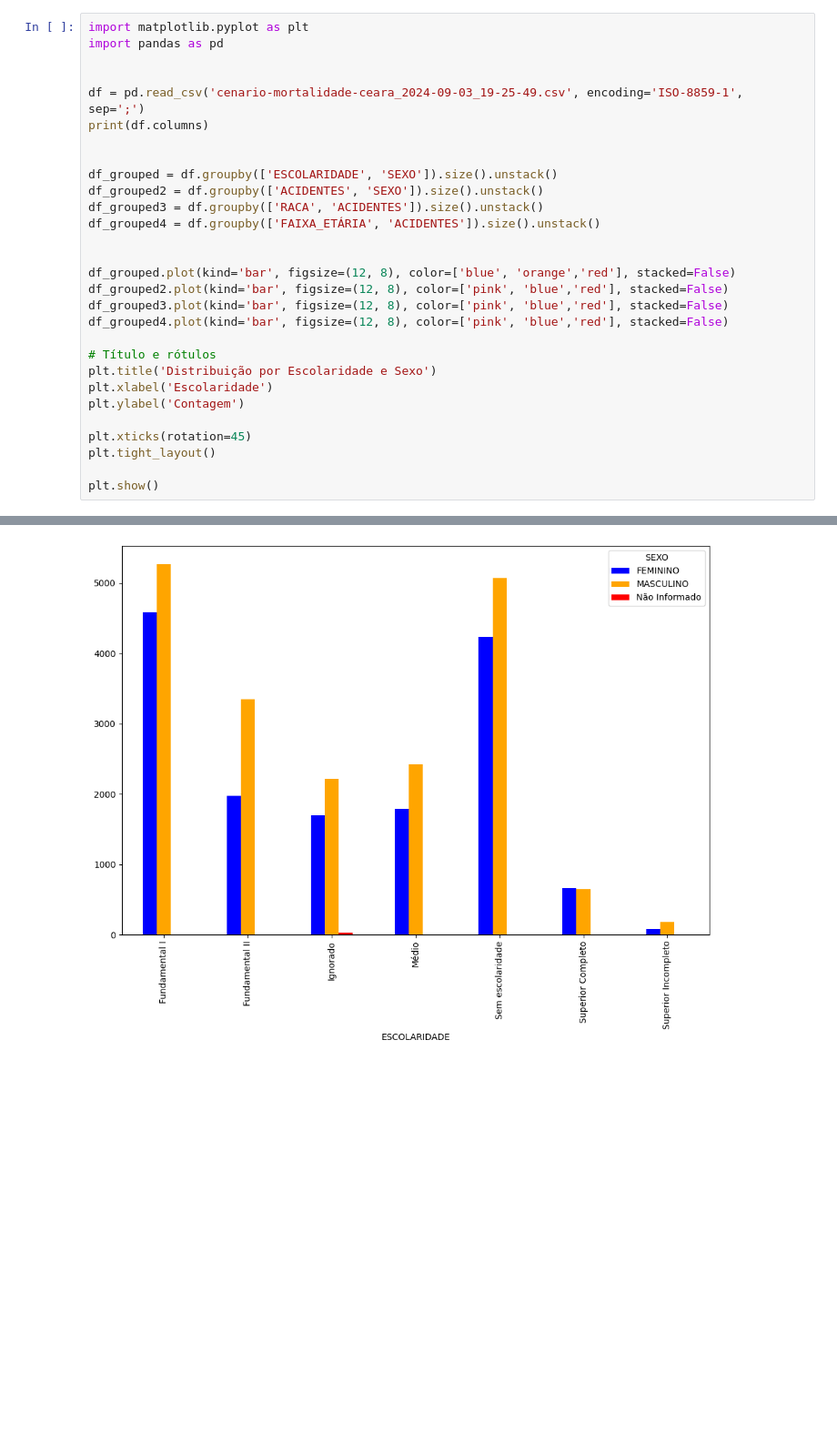
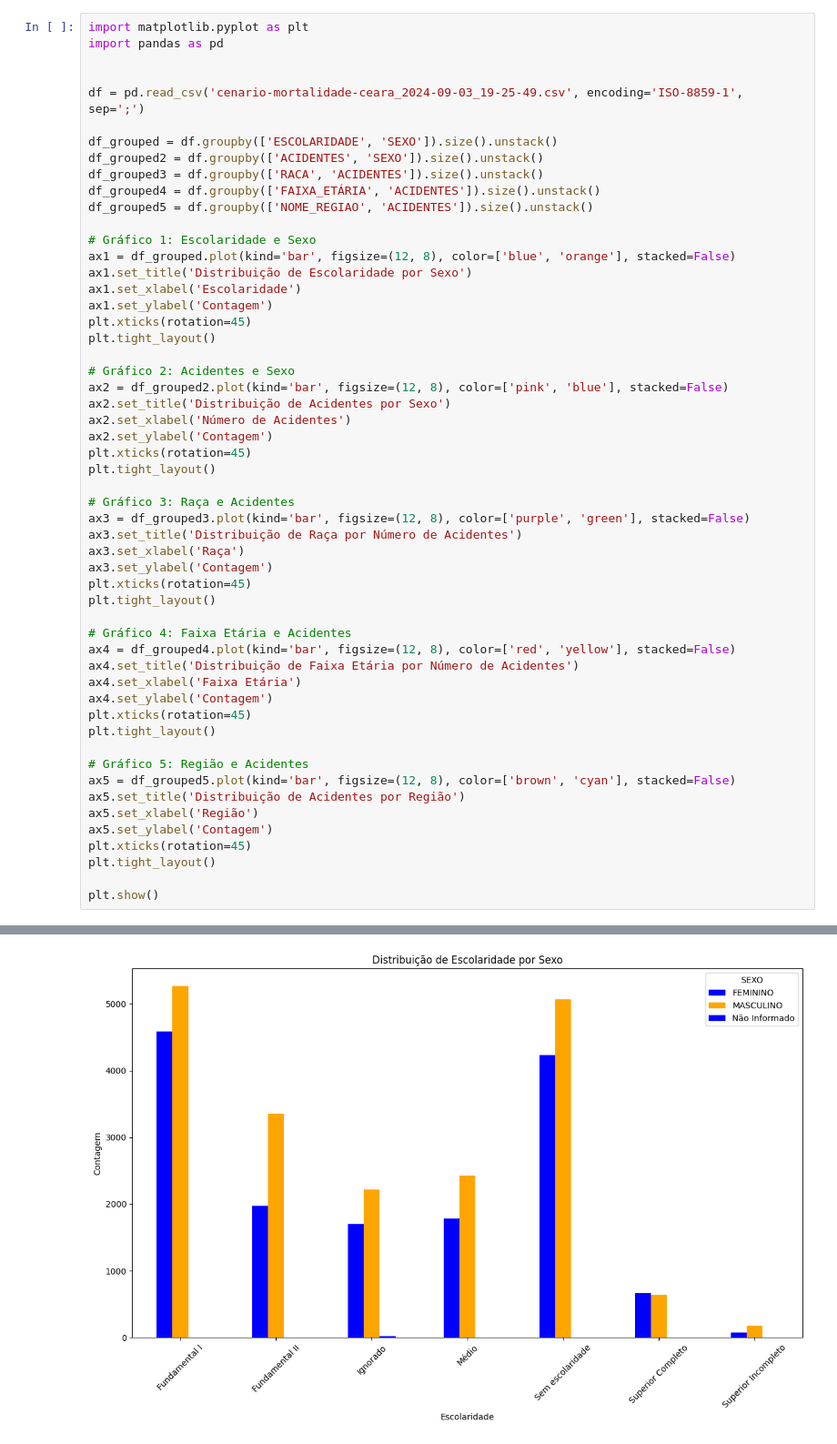
Before and after one commit to JvLira07/Dados, a Jupyter notebook: Dados-main/TrabalhoAV1.ipynb, the cells around one changed output, grey strips where cells are left out. Shown: that part at 91% size. Cells and saved outputs as stored; diff of their text form; blank space fills up the shorter version.

```diff
--- a/Dados-main/TrabalhoAV1.ipynb
+++ b/Dados-main/TrabalhoAV1.ipynb
@@ -4,25 +4,50 @@ import pandas as pd
 
 
 df = pd.read_csv('cenario-mortalidade-ceara_2024-09-03_19-25-49.csv', encoding='ISO-8859-1', sep=';')
-print(df.columns)
-
 
 df_grouped = df.groupby(['ESCOLARIDADE', 'SEXO']).size().unstack()
 df_grouped2 = df.groupby(['ACIDENTES', 'SEXO']).size().unstack()
 df_grouped3 = df.groupby(['RACA', 'ACIDENTES']).size().unstack()
 df_grouped4 = df.groupby(['FAIXA_ETÁRIA', 'ACIDENTES']).size().unstack()
+df_grouped5 = df.groupby(['NOME_REGIAO', 'ACIDENTES']).size().unstack()
 
+# Gráfico 1: Escolaridade e Sexo
+ax1 = df_grouped.plot(kind='bar', figsize=(12, 8), color=['blue', 'orange'], stacked=False)
+ax1.set_title('Distribuição de Escolaridade por Sexo')
+ax1.set_xlabel('Escolaridade')
+ax1.set_ylabel('Contagem')
+plt.xticks(rotation=45)
+plt.tight_layout()
 
-df_grouped.plot(kind='bar', figsize=(12, 8), color=['blue', 'orange','red'], stacked=False)
-df_grouped2.plot(kind='bar', figsize=(12, 8), color=['pink', 'blue','red'], stacked=False)
-df_grouped3.plot(kind='bar', figsize=(12, 8), color=['pink', 'blue','red'], stacked=False)
-df_grouped4.plot(kind='bar', figsize=(12, 8), color=['pink', 'blue','red'], stacked=False)
+# Gráfico 2: Acidentes e Sexo
+ax2 = df_grouped2.plot(kind='bar', figsize=(12, 8), color=['pink', 'blue'], stacked=False)
+ax2.set_title('Distribuição de Acidentes por Sexo')
+ax2.set_xlabel('Número de Acidentes')
+ax2.set_ylabel('Contagem')
+plt.xticks(rotation=45)
+plt.tight_layout()
 
-# Título e rótulos
-plt.title('Distribuição por Escolaridade e Sexo')
-plt.xlabel('Escolaridade')
-plt.ylabel('Contagem')
+# Gráfico 3: Raça e Acidentes
+ax3 = df_grouped3.plot(kind='bar', figsize=(12, 8), color=['purple', 'green'], stacked=False)
+ax3.set_title('Distribuição de Raça por Número de Acidentes')
+ax3.set_xlabel('Raça')
+ax3.set_ylabel('Contagem')
+plt.xticks(rotation=45)
+plt.tight_layout()
 
+# Gráfico 4: Faixa Etária e Acidentes
+ax4 = df_grouped4.plot(kind='bar', figsize=(12, 8), color=['red', 'yellow'], stacked=False)
+ax4.set_title('Distribuição de Faixa Etária por Número de Acidentes')
+ax4.set_xlabel('Faixa Etária')
+ax4.set_ylabel('Contagem')
+plt.xticks(rotation=45)
+plt.tight_layout()
+
+# Gráfico 5: Região e Acidentes
+ax5 = df_grouped5.plot(kind='bar', figsize=(12, 8), color=['brown', 'cyan'], stacked=False)
+ax5.set_title('Distribuição de Acidentes por Região')
+ax5.set_xlabel('Região')
+ax5.set_ylabel('Contagem')
 plt.xticks(rotation=45)
 plt.tight_layout()
 
@@ -35 +56 @@ Index(['DATA_ÓBITO', 'NOME_REGIAO', 'NOME_REGIAO_SAUDE', 'MUNICIPIO',
-[figure, old version]
+[figure, new version]
```
Also changed, not shown: parts of 1 cell of this notebook.
